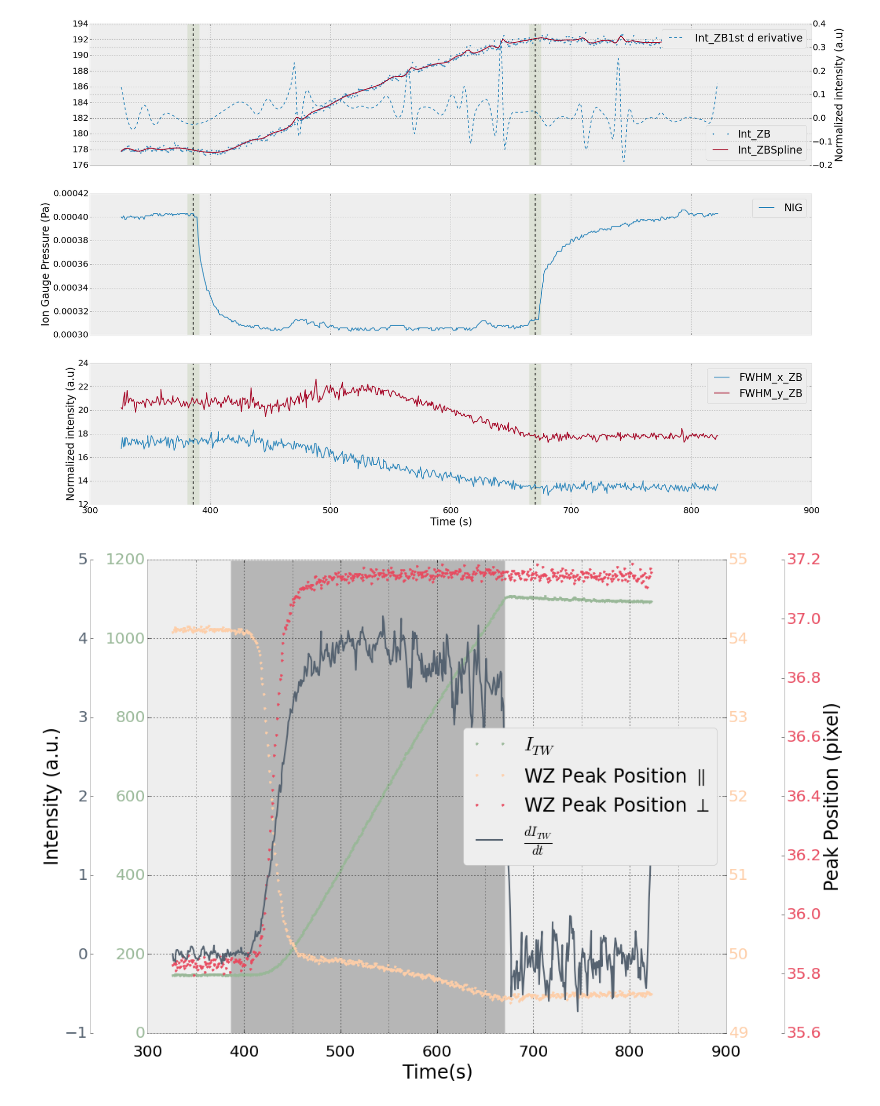
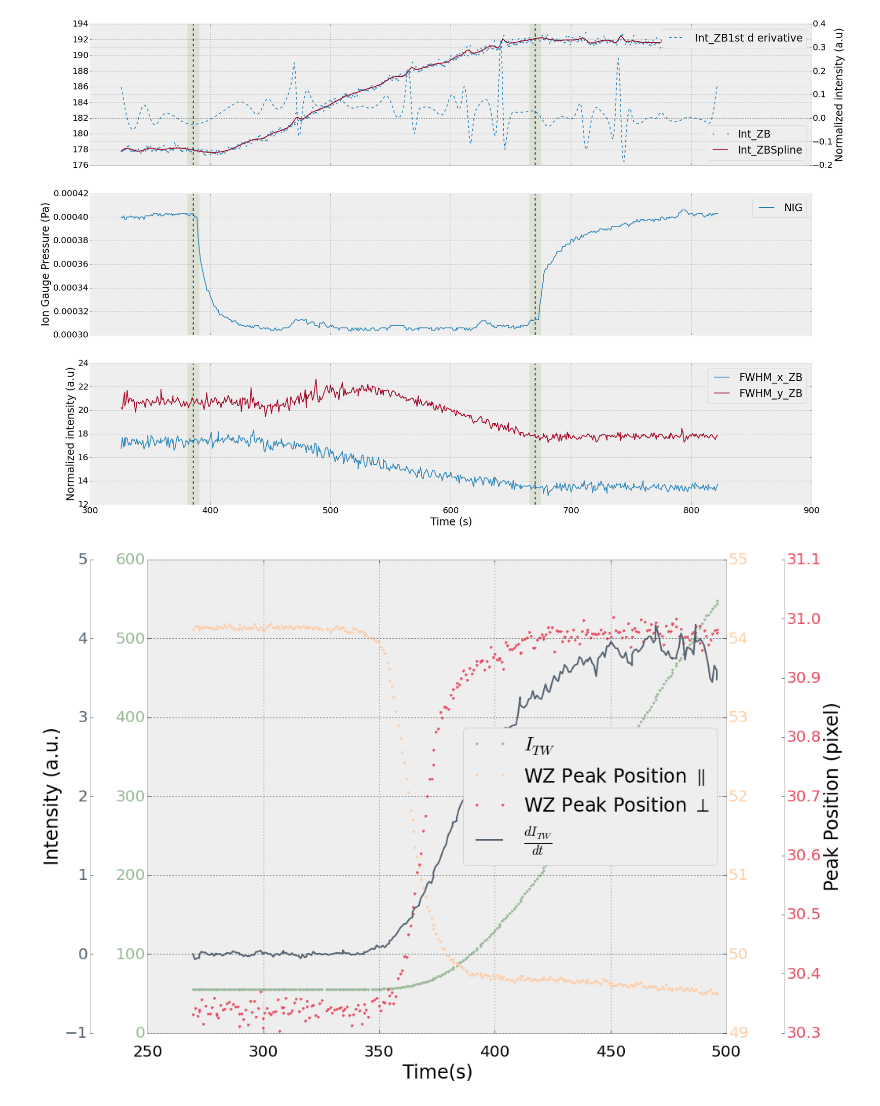
Before and after one commit to giulioungaretti/SPring8, a Jupyter notebook: 0799-Time1a.ipynb, the cells around one changed output. Saved outputs shown, nothing was run; the diff lists cells and outputs as text; code cells hidden in the pictures.

```diff
--- a/0799-Time1a.ipynb
+++ b/0799-Time1a.ipynb
@@ -185,5 +201,6 @@ if load:
         data = pandify(samples,roi,name)
 if not load:
     print 'loading from memory'
-    data = pandify(samples,roi,name)
+    data = pandify(samples,spec_df, roi,name)
+    !git commit -a -m 'added new dataframe'
 # %% [output]
@@ -237,37 +242,37 @@ ok
 # %%
 fig, ax = subplots(figsize=(15,10))
 ax1 = ax.twinx()
 ax2 = ax.twinx()
-ax1.plot(data.index, data.COM_x_WZ,'.', label='WZ Peak Position $\parallel $ ', c='#FECEA8')
-ax2.plot(data.index, data.COM_y_WZ,'.', label = 'WZ Peak Position $\perp $', c='#E84A5F')
-ax.plot(data.index, data.Int_TW, '.',label= '$I_{TW}$', c='#99B898')
+ax1.plot(data.Time, data.COM_x_WZ,'.', label='WZ Peak Position $\parallel $ ', c='#FECEA8')
+ax2.plot(data.Time, data.COM_y_WZ,'.', label = 'WZ Peak Position $\perp $', c='#E84A5F')
+ax.plot(data.Time, data.Int_TW, '.',label= '$I_{TW}$', c='#99B898')
 ax3 = ax.twinx()
-ax3.plot(data.index, smooth_deriv(data.Int_TW.values),label= r'$\frac{dI_{TW}}{dt}$', c='#556270' )
+ax3.plot(data.Time, smooth_deriv(data.Int_TW.values),label= r'$\frac{dI_{TW}}{dt}$', c='#556270' )
 update_legend(fig,7)
 
 make_spine_invisible(ax2, "right")
 offset_axis(ax2,1.1)
 make_spine_invisible(ax3, "left")
 
 offset_axis(ax3,-0.1, "left")
 
 ax2.grid('off')
 ax1.grid('off')
 ax.tick_params(axis='x', pad=15)
 color_ticks(fig)
-shade(on_off,ax,data)
+#shade(on_off,ax,data)
 ax.set_xlabel('Time(s)')
 ax2.set_ylabel('Peak Position (pixel)')
 ax3.set_ylabel('Intensity (a.u.)')
-ax.set_xticks(xrange(300,900,50),minor=True)
+#ax.set_xticks(xrange(300,900,50),minor=True)
 ax.grid(True, which='both')
 
 
 tight_layout()
 
 # fig.savefig('strain.pdf')
 # %% [output]
-[figure, old version]
+[figure, new version]
 # %%
 fig,ax = subplots()
 ax.plot(data.index,data.Int_WZ)
```
Also changed, not shown: parts of 9 cells of this notebook.
